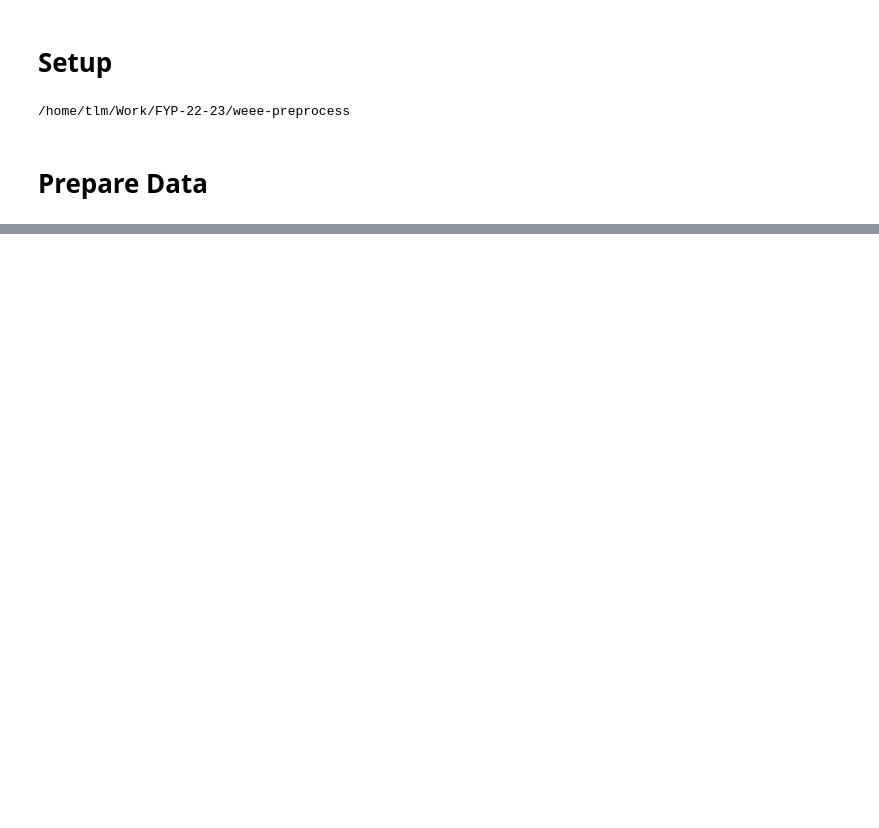
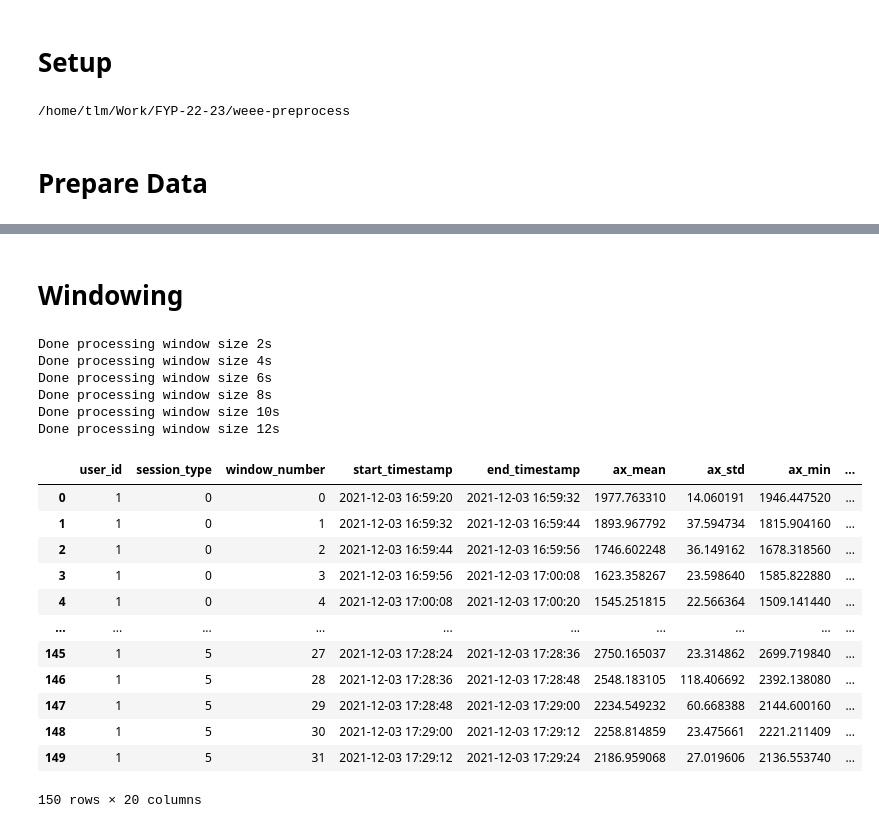
Before and after one commit to FYP-22-23-EEE/weee-preprocess, a Jupyter notebook: notebooks/EARBUDS/ACC.ipynb, the cells around one changed output, grey strips where cells are left out. Saved outputs shown, nothing was run; the diff lists cells and outputs as text; code cells hidden in the pictures; blank space fills up the shorter version.

Commit message:
add earbud acc processing

```diff
--- a/notebooks/EARBUDS/ACC.ipynb
+++ b/notebooks/EARBUDS/ACC.ipynb
@@ -51,0 +77,2 @@ df.rolling('30s', center=True, min_periods=30*10).mean()
+# %% [markdown]
+# Windowing
@@ -51,0 +83,65 @@ df.rolling('30s', center=True, min_periods=30*10).mean()
+# %%
+def create_non_overlapping_windows(data, window_size, agg_funcs, ignore_incomplete_windows=True):
+    dfs = []
+    for p, p_df in data.groupby('user_id'):
+
+        if SKIP_FROM_START_SIT:
+            skip = parse_simple_timedelta(SKIP_FROM_START_SIT)
+            p_df = activity_encoder.crop_from_start_time(p_df, p, offset=skip)
+
+        for a, pa_df in p_df.groupby('session_type'):
+            # pre touch ups
+            df = pa_df.sort_values('timestamp')
+
+            # create windows and aggregate
+            agg_cols = {c: agg_funcs for c in df.columns if c not in ['timestamp', 'session_type', 'user_id']}
+            agg_cols['timestamp'] =  ['first', 'last']
+            windowed = df.groupby(pd.Grouper(key='timestamp', freq=window_size, origin='start')).agg(agg_cols)
+
+            # post touch ups
+            windowed.columns = ['_'.join(col).strip() for col in windowed.columns.values]
+            windowed = windowed.reset_index()
+            windowed.insert(0, 'user_id', p)
+            windowed.insert(1, 'session_type', a)
+            windowed.insert(2, 'window_number', range(len(windowed)))
+            windowed.insert(3, 'start_timestamp', windowed.pop('timestamp_first').dt.floor(freq='s'))
+            windowed.insert(4, 'end_timestamp', windowed.pop('timestamp_last').dt.ceil(freq='s'))
+            windowed.drop(columns=['timestamp'], inplace=True)
+            if (windowed.iloc[-1]['end_timestamp'] - windowed.iloc[-1]['start_timestamp']) < parse_simple_timedelta(window_size):
+                # remove last window if it is incomplete
+                windowed.drop(windowed.tail(1).index, inplace=True)
+
+            dfs.append(windowed)
+
+    return pd.concat(dfs, axis=0, ignore_index=True)
+# %%
+%mkdir -p data/v2/EARBUDS/ACC
+DATASET_DIR_V2 = "data/v2"
+# %%
+for ws in WINDOW_SIZES:
+    E4_EDA_WINDOWED = create_non_overlapping_windows(e4_acc, ws, AGG_FUNCS)
+    E4_EDA_WINDOWED.to_csv(os.path.join(DATASET_DIR_V2, 'EARBUDS', f"earbuds_acc_{ws}.csv"), index=False)
+    print(f"Done processing window size {ws}")
+# %% [output]
+Done processing window size 2s
+Done processing window size 4s
+Done processing window size 6s
+Done processing window size 8s
+Done processing window size 10s
+Done processing window size 12s
+# %%
+E4_EDA_WINDOWED
+# %% [output]
+|  | user_id | session_type | window_number | start_timestamp | end_timestamp | ax_mean | ax_std | ax_min | ... |
+| 0 | 1 | 0 | 0 | 2021-12-03 16:59:20 | 2021-12-03 16:59:32 | 1977.763310 | 14.060191 | 1946.447520 | ... |
+| 1 | 1 | 0 | 1 | 2021-12-03 16:59:32 | 2021-12-03 16:59:44 | 1893.967792 | 37.594734 | 1815.904160 | ... |
+| 2 | 1 | 0 | 2 | 2021-12-03 16:59:44 | 2021-12-03 16:59:56 | 1746.602248 | 36.149162 | 1678.318560 | ... |
+| 3 | 1 | 0 | 3 | 2021-12-03 16:59:56 | 2021-12-03 17:00:08 | 1623.358267 | 23.598640 | 1585.822880 | ... |
+| 4 | 1 | 0 | 4 | 2021-12-03 17:00:08 | 2021-12-03 17:00:20 | 1545.251815 | 22.566364 | 1509.141440 | ... |
+| ... | ... | ... | ... | ... | ... | ... | ... | ... | ... |
+| 145 | 1 | 5 | 27 | 2021-12-03 17:28:24 | 2021-12-03 17:28:36 | 2750.165037 | 23.314862 | 2699.719840 | ... |
+| 146 | 1 | 5 | 28 | 2021-12-03 17:28:36 | 2021-12-03 17:28:48 | 2548.183105 | 118.406692 | 2392.138080 | ... |
+| 147 | 1 | 5 | 29 | 2021-12-03 17:28:48 | 2021-12-03 17:29:00 | 2234.549232 | 60.668388 | 2144.600160 | ... |
+| 148 | 1 | 5 | 30 | 2021-12-03 17:29:00 | 2021-12-03 17:29:12 | 2258.814859 | 23.475661 | 2221.211409 | ... |
+| 149 | 1 | 5 | 31 | 2021-12-03 17:29:12 | 2021-12-03 17:29:24 | 2186.959068 | 27.019606 | 2136.553740 | ... |
+150 rows × 20 columns
```
Also changed, not shown: parts of 10 cells of this notebook, 5 other files.
